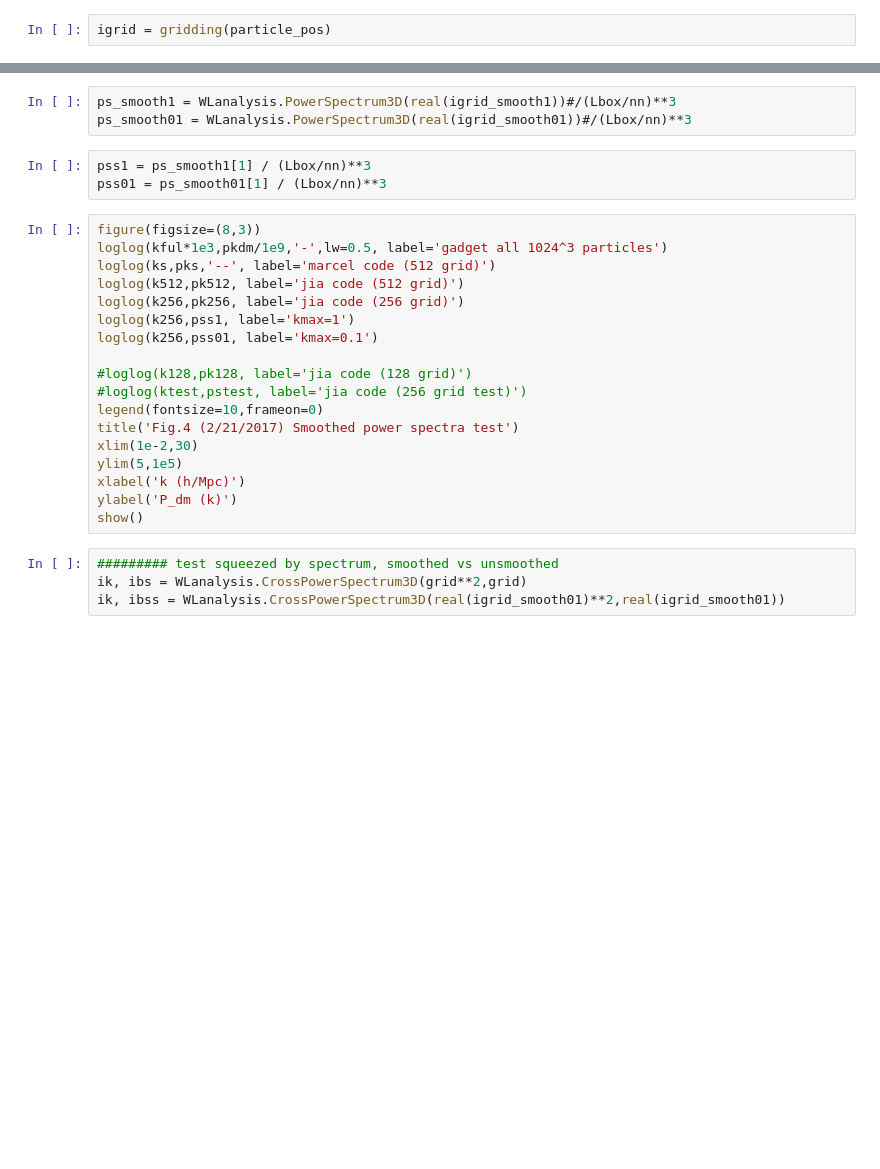
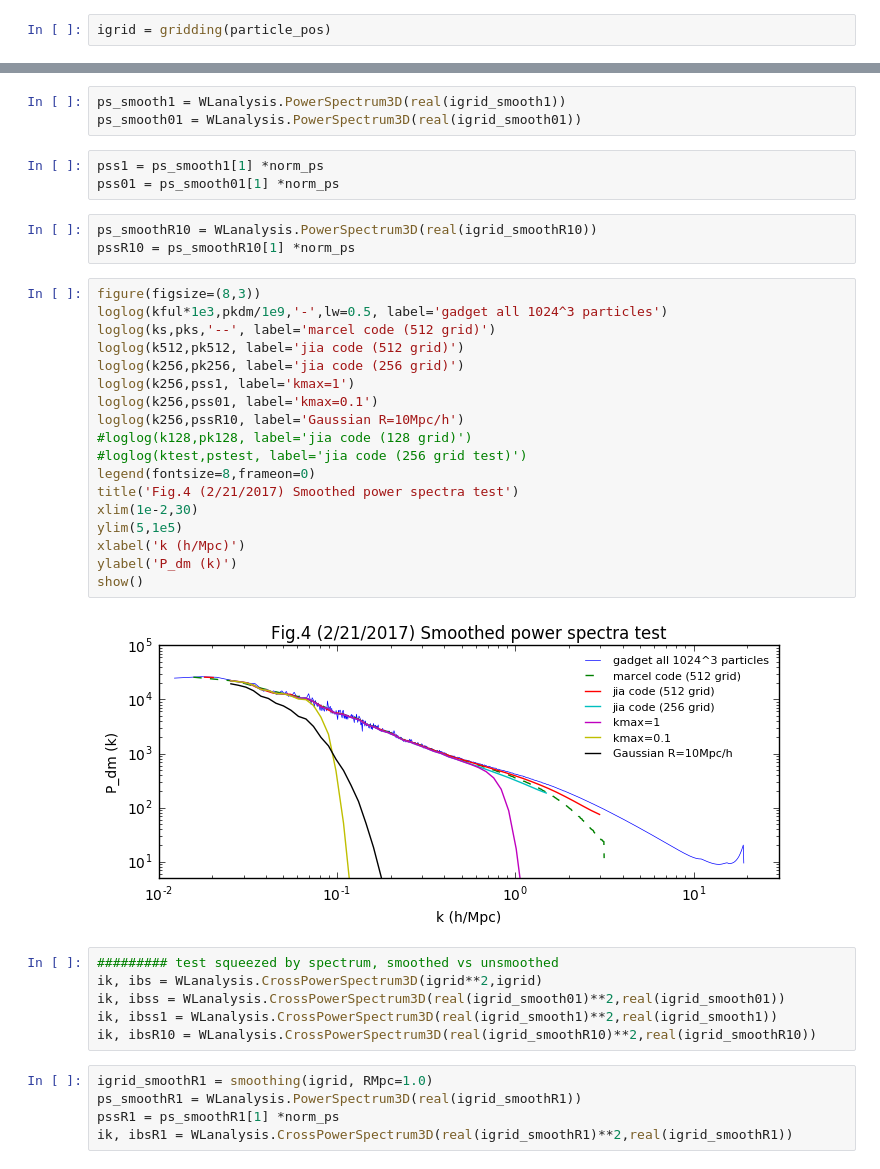
Before and after one commit to liuxx479/nubias, a Jupyter notebook: plot_bispec.ipynb, the cells around one changed output, grey strips where cells are left out. Saved outputs shown, nothing was run; the diff lists cells and outputs as text; blank space fills up the shorter version.

```diff
--- a/plot_bispec.ipynb
+++ b/plot_bispec.ipynb
@@ -133,28 +148,40 @@ show()
 # %%
-ps_smooth1 = WLanalysis.PowerSpectrum3D(real(igrid_smooth1))#/(Lbox/nn)**3
-ps_smooth01 = WLanalysis.PowerSpectrum3D(real(igrid_smooth01))#/(Lbox/nn)**3
+ps_smooth1 = WLanalysis.PowerSpectrum3D(real(igrid_smooth1))
+ps_smooth01 = WLanalysis.PowerSpectrum3D(real(igrid_smooth01))
 # %%
-pss1 = ps_smooth1[1] / (Lbox/nn)**3
-pss01 = ps_smooth01[1] / (Lbox/nn)**3
+pss1 = ps_smooth1[1] *norm_ps
+pss01 = ps_smooth01[1] *norm_ps
+# %%
+ps_smoothR10 = WLanalysis.PowerSpectrum3D(real(igrid_smoothR10))
+pssR10 = ps_smoothR10[1] *norm_ps
 # %%
 figure(figsize=(8,3))
 loglog(kful*1e3,pkdm/1e9,'-',lw=0.5, label='gadget all 1024^3 particles')
 loglog(ks,pks,'--', label='marcel code (512 grid)')
 loglog(k512,pk512, label='jia code (512 grid)')
 loglog(k256,pk256, label='jia code (256 grid)')
 loglog(k256,pss1, label='kmax=1')
 loglog(k256,pss01, label='kmax=0.1')
-
+loglog(k256,pssR10, label='Gaussian R=10Mpc/h')
 #loglog(k128,pk128, label='jia code (128 grid)')
 #loglog(ktest,pstest, label='jia code (256 grid test)')
-legend(fontsize=10,frameon=0)
+legend(fontsize=8,frameon=0)
 title('Fig.4 (2/21/2017) Smoothed power spectra test')
 xlim(1e-2,30)
 ylim(5,1e5)
 xlabel('k (h/Mpc)')
 ylabel('P_dm (k)')
 show()
+# %% [output]
+[figure, added]
 # %%
 ######### test squeezed by spectrum, smoothed vs unsmoothed
-ik, ibs = WLanalysis.CrossPowerSpectrum3D(grid**2,grid)
+ik, ibs = WLanalysis.CrossPowerSpectrum3D(igrid**2,igrid)
 ik, ibss = WLanalysis.CrossPowerSpectrum3D(real(igrid_smooth01)**2,real(igrid_smooth01))
+ik, ibss1 = WLanalysis.CrossPowerSpectrum3D(real(igrid_smooth1)**2,real(igrid_smooth1))
+ik, ibsR10 = WLanalysis.CrossPowerSpectrum3D(real(igrid_smoothR10)**2,real(igrid_smoothR10))
+# %%
+igrid_smoothR1 = smoothing(igrid, RMpc=1.0)
+ps_smoothR1 = WLanalysis.PowerSpectrum3D(real(igrid_smoothR1))
+pssR1 = ps_smoothR1[1] *norm_ps
+ik, ibsR1 = WLanalysis.CrossPowerSpectrum3D(real(igrid_smoothR1)**2,real(igrid_smoothR1))
```
Also changed, not shown: parts of 11 cells of this notebook, 1 other file.
